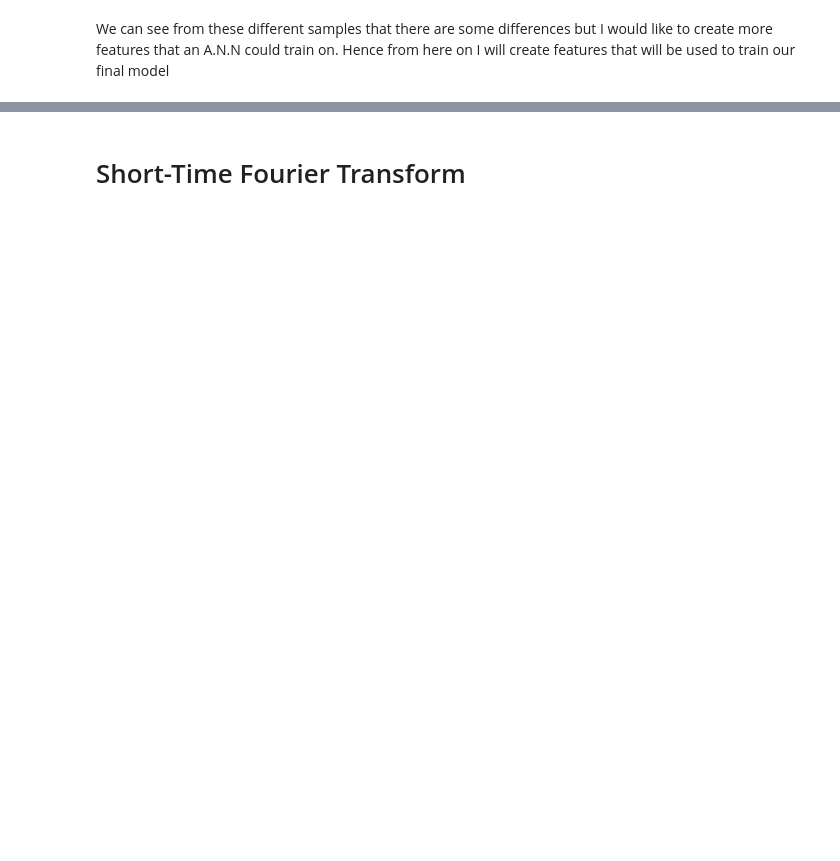
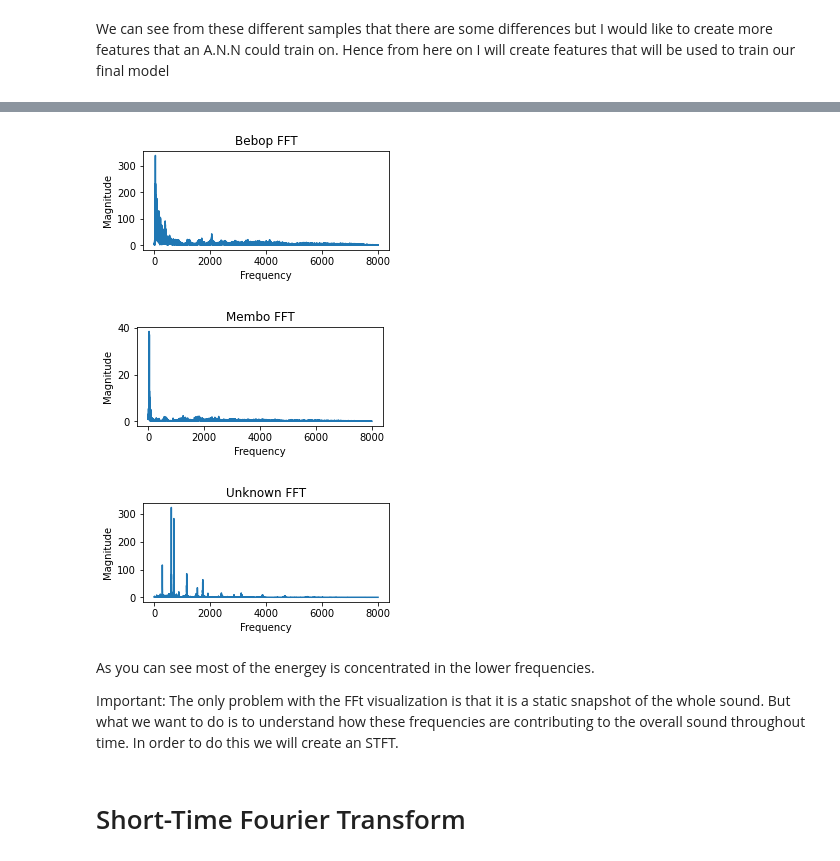
Before and after one commit to ctrivino1/DroneAudioDataset, a Jupyter notebook: Drone_Audio_ML.ipynb, the cells around one changed output, grey strips where cells are left out. Cells and saved outputs as stored; diff of their text form; code cells hidden in the pictures; blank space fills up the shorter version.

```diff
--- a/Drone_Audio_ML.ipynb
+++ b/Drone_Audio_ML.ipynb
@@ -68,2 +108,58 @@ We can see from these different samples that there are some differences but I wo
+# %%
+with soundfile.SoundFile('/content/DroneAudioDataset/Multiclass_Drone_Audio/bebop_1/bebop_ (1).wav') as audio:
+  waveform = audio.read(dtype="float32")
+  sample_rate = audio.samplerate
+  plt.figure(figsize=(15,4))
+  plt.subplot(2, 3, 1)
+  fft = np.fft.fft(waveform) # gives me a numpy array that has as many values as the total number of samples I have in the wave form. But we want to find the magnitude of these values
+  magnitude = np.abs(fft)
+  frequency = np.linspace(0,sample_rate, len(magnitude)) # The frequency interval we are considering,
+  # both of the vectors made above are telling us how much each frequency is contributing to the overall sound
+  left_frequency = frequency[:int(len(frequency)/2)] # grabs the  frequncy up to half of the samples
+  left_magnitude = magnitude[:int(len(frequency)/2)] # grabs the magnitude up to half of the samples
+  plt.xlabel("Frequency")
+  plt.ylabel("Magnitude")
+  plt.title('Bebop FFT')
+  plt.plot(left_frequency,left_magnitude)
+
+with soundfile.SoundFile('/content/DroneAudioDataset/Multiclass_Drone_Audio/membo_1/membo_ (1).wav') as audio:
+  waveform = audio.read(dtype="float32")
+  sample_rate = audio.samplerate
+  plt.figure(figsize=(15,4))
+  plt.subplot(2, 3, 2)
+  fft = np.fft.fft(waveform) # gives me a numpy array that has as many values as the total number of samples I have in the wave form. But we want to find the magnitude of these values
+  magnitude= np.abs(fft)
+  frequency = np.linspace(0,sample_rate, len(magnitude)) # The frequency interval we are considering
+  # both of the vectors made above are telling us how much each frequency is contributing to the overall sound
+  left_frequency = frequency[:int(len(frequency)/2)] # grabs the  frequncy up to half of the samples
+  left_magnitude = magnitude[:int(len(frequency)/2)] # grabs the magnitude up to half of the samples
+  plt.title('Membo FFT')
+  plt.xlabel("Frequency")
+  plt.ylabel("Magnitude")
+  plt.plot(left_frequency,left_magnitude)
+
+with soundfile.SoundFile('/content/DroneAudioDataset/Multiclass_Drone_Audio/unknown/unknown_ (100).wav') as audio:
+  waveform = audio.read(dtype="float32")
+  sample_rate = audio.samplerate
+  plt.figure(figsize=(15,4))
+  plt.subplot(2, 3, 3)
+  fft = np.fft.fft(waveform) # gives me a numpy array that has as many values as the total number of samples I have in the wave form. But we want to find the magnitude of these values
+  magnitude = np.abs(fft)
+  frequency = np.linspace(0,sample_rate, len(magnitude)) # The frequency interval we are considering
+  # both of the vectors made above are telling us how much each frequency is contributing to the overall sound
+  left_frequency = frequency[:int(len(frequency)/2)] # grabs the  frequncy up to half of the samples
+  left_magnitude = magnitude[:int(len(frequency)/2)] # grabs the magnitude up to half of the samples
+  plt.title('Unknown FFT')
+  plt.xlabel("Frequency")
+  plt.ylabel("Magnitude")
+  plt.plot(left_frequency,left_magnitude)
+# %% [output]
+[figure, added]
+[figure, added]
+[figure, added]
+# %% [markdown]
+As you can see most of the energey is concentrated in the lower frequencies.
+
+Important: The only problem with the FFt visualization is that it is a static snapshot of the whole sound. But what we want to do is to understand how these frequencies are contributing to the overall sound throughout time. In order to do this we will create an STFT.
 # %% [markdown]
 # Short-Time Fourier Transform
```
Also changed, not shown: parts of 21 cells of this notebook.
